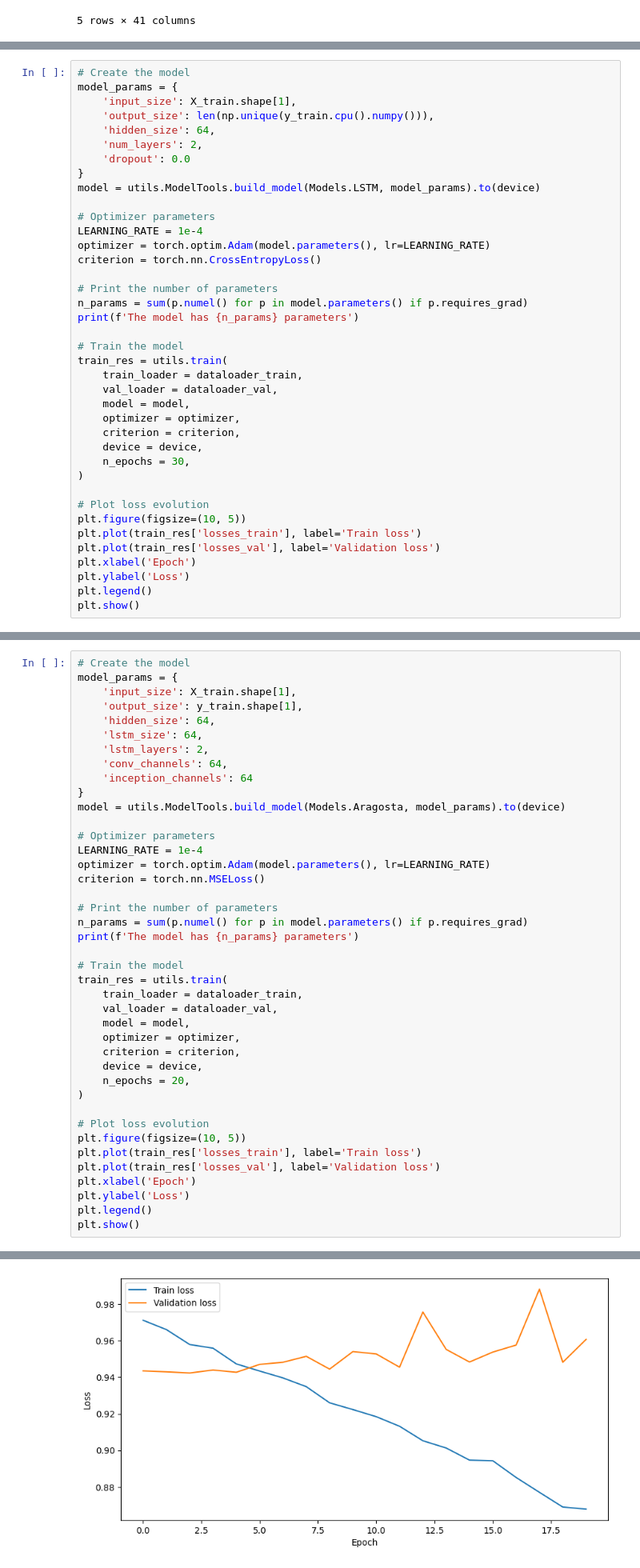
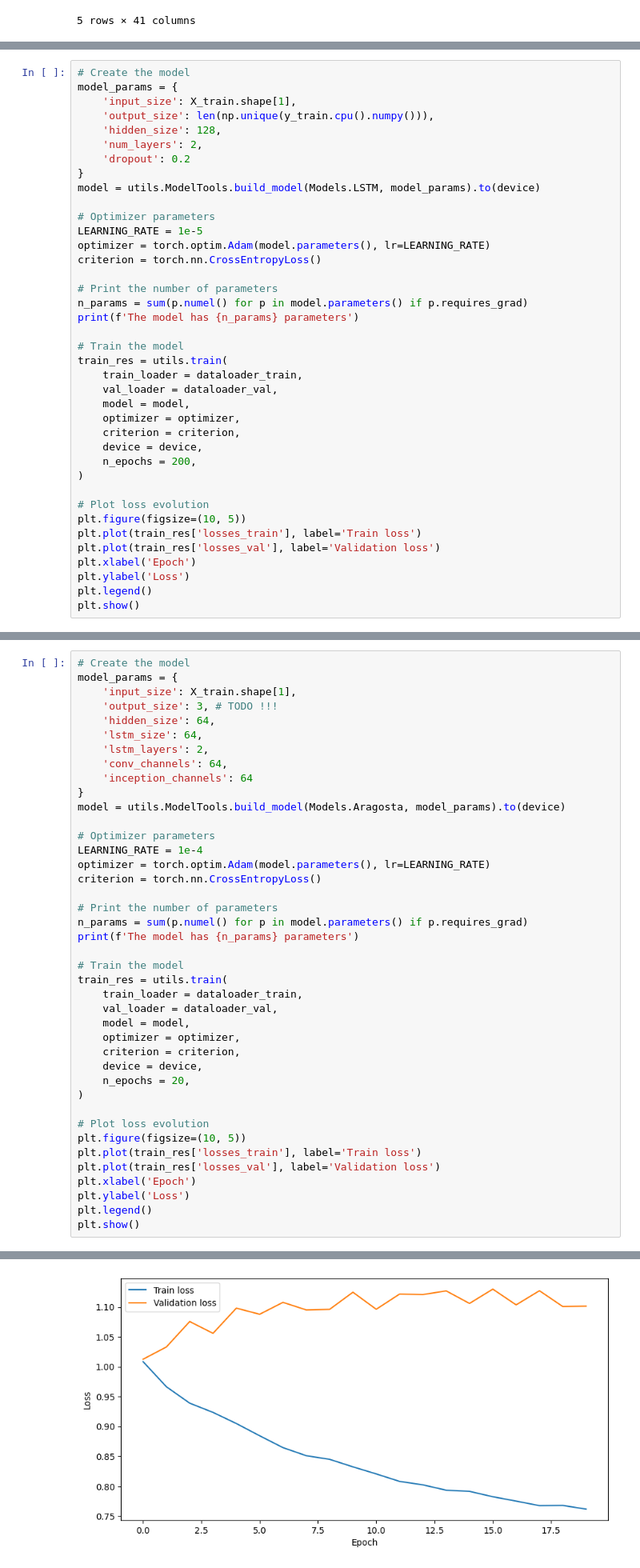
Before and after one commit to JoeLsvj/stocks_forecasting_LOB, a Jupyter notebook: Gabriele/notebook classification.ipynb, the cells around one changed output, grey strips where cells are left out. Shown at 80% size. Drawn from its saved outputs; the diff is of its cells as text.

```diff
--- a/Gabriele/notebook classification.ipynb
+++ b/Gabriele/notebook classification.ipynb
@@ -166,14 +162,14 @@ dataloader_test.dataset.channels = False
 model_params = {
     'input_size': X_train.shape[1],
     'output_size': len(np.unique(y_train.cpu().numpy())),
-    'hidden_size': 64,
+    'hidden_size': 128,
     'num_layers': 2,
-    'dropout': 0.0
+    'dropout': 0.2
 }
 model = utils.ModelTools.build_model(Models.LSTM, model_params).to(device)
 
 # Optimizer parameters
-LEARNING_RATE = 1e-4
+LEARNING_RATE = 1e-5
 optimizer = torch.optim.Adam(model.parameters(), lr=LEARNING_RATE)
 criterion = torch.nn.CrossEntropyLoss()
 
@@ -189,7 +185,7 @@ train_res = utils.train(
     optimizer = optimizer,
     criterion = criterion,
     device = device,
-    n_epochs = 30,
+    n_epochs = 200,
 )
 
 # Plot loss evolution
@@ -250,7 +250,7 @@ dataloader_test.dataset.channels = True
 # Create the model
 model_params = {
     'input_size': X_train.shape[1],
-    'output_size': y_train.shape[1],
+    'output_size': 3, # TODO !!!
     'hidden_size': 64,
     'lstm_size': 64,
     'lstm_layers': 2,
@@ -261,35 +261,35 @@ model = utils.ModelTools.build_model(Models.Aragosta, model_params).to(device)
 
 # Optimizer parameters
 LEARNING_RATE = 1e-4
 optimizer = torch.optim.Adam(model.parameters(), lr=LEARNING_RATE)
-criterion = torch.nn.MSELoss()
+criterion = torch.nn.CrossEntropyLoss()
 
 # Print the number of parameters
 n_params = sum(p.numel() for p in model.parameters() if p.requires_grad)
 print(f'The model has {n_params} parameters')
 
 # Train the model
 train_res = utils.train(
     train_loader = dataloader_train,
     val_loader = dataloader_val,
     model = model,
     optimizer = optimizer,
     criterion = criterion,
     device = device,
     n_epochs = 20,
 )
 
 # Plot loss evolution
 plt.figure(figsize=(10, 5))
 plt.plot(train_res['losses_train'], label='Train loss')
 plt.plot(train_res['losses_val'], label='Validation loss')
 plt.xlabel('Epoch')
 plt.ylabel('Loss')
 plt.legend()
 plt.show()
 # %% [output]
 The model has 216323 parameters
-[figure, old version]
+[figure, new version]
 # %%
 evaluation_res = utils.evaluate(
     model = model,
```
Also changed, not shown: parts of 8 cells of this notebook, 1 other file.
